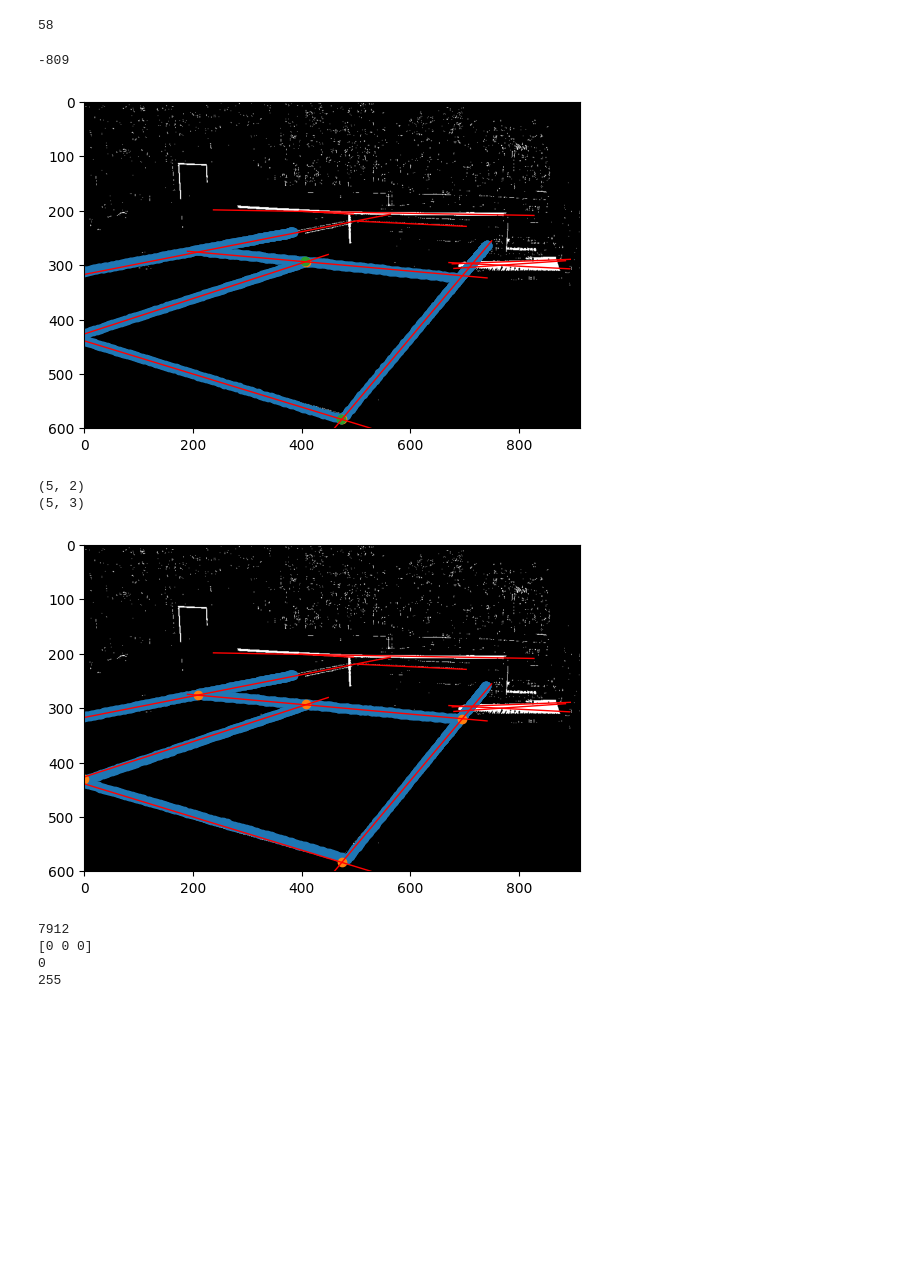
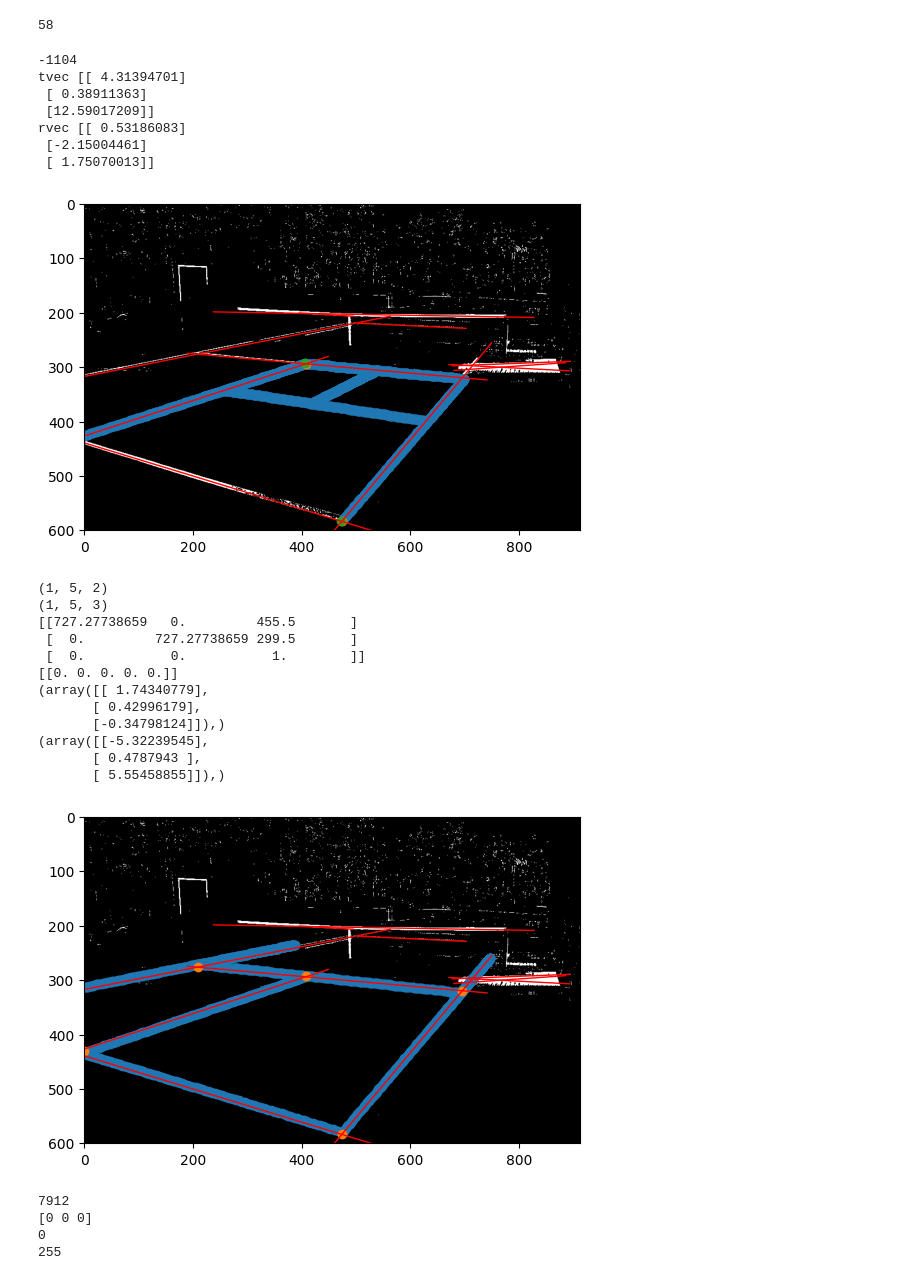
Before and after one commit to ekchapman/pickleball_roomba, a Jupyter notebook: vanishing_points/better_line_detection.ipynb, the cells around one changed output. Cells and saved outputs as stored; diff of their text form; code cells hidden in the pictures; blank space fills up the shorter version.

Commit message:
hand-calibration. Might have lost a cell last night, so I'll commit lots more now.

```diff
--- a/vanishing_points/better_line_detection.ipynb
+++ b/vanishing_points/better_line_detection.ipynb
@@ -286,6 +286,8 @@ for i in range(len(rounds)):
     ).squeeze()
 
     print(score)
+    print('tvec', tvec)
+    print('rvec', rvec)
     _, ax = plt.subplots()
     ax.imshow(im_thresh, cmap="gray")
     plot_segments(ax, extended_avg_lines, colors=["red"], linewidths=[1])
@@ -296,53 +298,80 @@ for i in range(len(rounds)):
     ax.set_ylim((im.shape[0], 0))
     plt.show()
 # %% [output]
--809
+-1104
+tvec [[ 4.31394701]
+ [ 0.38911363]
+ [12.59017209]]
+rvec [[ 0.53186083]
+ [-2.15004461]
+ [ 1.75070013]]
-[figure, old version]
+[figure, new version]
 # %%
 
 
-ps = np.array([[474, 583], [695, 320], [209, 276], [408, 293], [0, 430]], dtype=float)
-Xs = np.array([[20, 0, 0], [20, 15, 0], [0, 15, 0], [10, 15, 0], [10, 0, 0]]) * 0.3048
+ps = np.array([[[474, 583], [695, 320], [209, 276], [408, 293], [0, 430]]], dtype=np.float32)
+Xs = np.array([[[20, 0, 0], [20, 15, 0], [0, 15, 0], [10, 15, 0], [10, 0, 0]]], dtype=np.float32) * 0.3048
 
 print(ps.shape)
 print(Xs.shape)
 f = 709
 K = np.array([
     [f, 0, im_width / 2],
     [0, f, im_height / 2],
     [0, 0, 1],
 ])
-retval, rvec, tvec = cv.solvePnP(
+ret, K, dist, rvec, tvec = cv.calibrateCamera(
     objectPoints=Xs,
     imagePoints=ps,
-    cameraMatrix=K,
-    distCoeffs=np.zeros((4, 1)),
-    flags=cv.SOLVEPNP_IPPE,
+    imageSize=im.shape[:2][::-1],
+    cameraMatrix=None,
+    distCoeffs=None,
+    flags=cv.CALIB_FIX_PRINCIPAL_POINT + cv.CALIB_FIX_ASPECT_RATIO +
+        cv.CALIB_FIX_S1_S2_S3_S4 + cv.CALIB_FIX_K1 + cv.CALIB_FIX_K2 + cv.CALIB_FIX_K3 + cv.CALIB_FIX_K4 + cv.CALIB_FIX_K5 + cv.CALIB_FIX_K6 +
+        cv.CALIB_FIX_TAUX_TAUY + cv.CALIB_FIX_TANGENT_DIST,
 )
+
+print(K)
+print(dist)
+print(rvec)
+print(tvec)
+
+rvec = rvec[0]
+tvec = tvec[0]
 
 pts_proj = np.array(
     cv.projectPoints(
         objectPoints=DENSE_COURT_POINTS,
         rvec=rvec,
         tvec=tvec,
         cameraMatrix=K,
         distCoeffs=np.zeros((4, 1)),
     )[0],
     dtype=int
 ).squeeze()
 
 _, ax = plt.subplots()
 ax.imshow(im_thresh, cmap="gray")
 plot_segments(ax, extended_avg_lines, colors=["red"], linewidths=[1])
 plt.scatter(x=pts_proj[:, 0], y=pts_proj[:, 1])
-plt.scatter(x=ps[:, 0], y=ps[:, 1])
+plt.scatter(x=ps[:, :, 0], y=ps[:, :, 1])
 ax.set_xlim((0, im.shape[1]))
 ax.set_ylim((im.shape[0], 0))
 plt.show()
 # %% [output]
-(5, 2)
-(5, 3)
+(1, 5, 2)
+(1, 5, 3)
+[[727.27738659   0.         455.5       ]
+ [  0.         727.27738659 299.5       ]
+ [  0.           0.           1.        ]]
+[[0. 0. 0. 0. 0.]]
+(array([[ 1.74340779],
+       [ 0.42996179],
+       [-0.34798124]]),)
+(array([[-5.32239545],
+       [ 0.4787943 ],
+       [ 5.55458855]]),)
-[figure, old version]
+[figure, new version]
 # %%
 rounds = sorted(rounds, key=lambda tup: tup[0])
 print(len(rounds))
```
